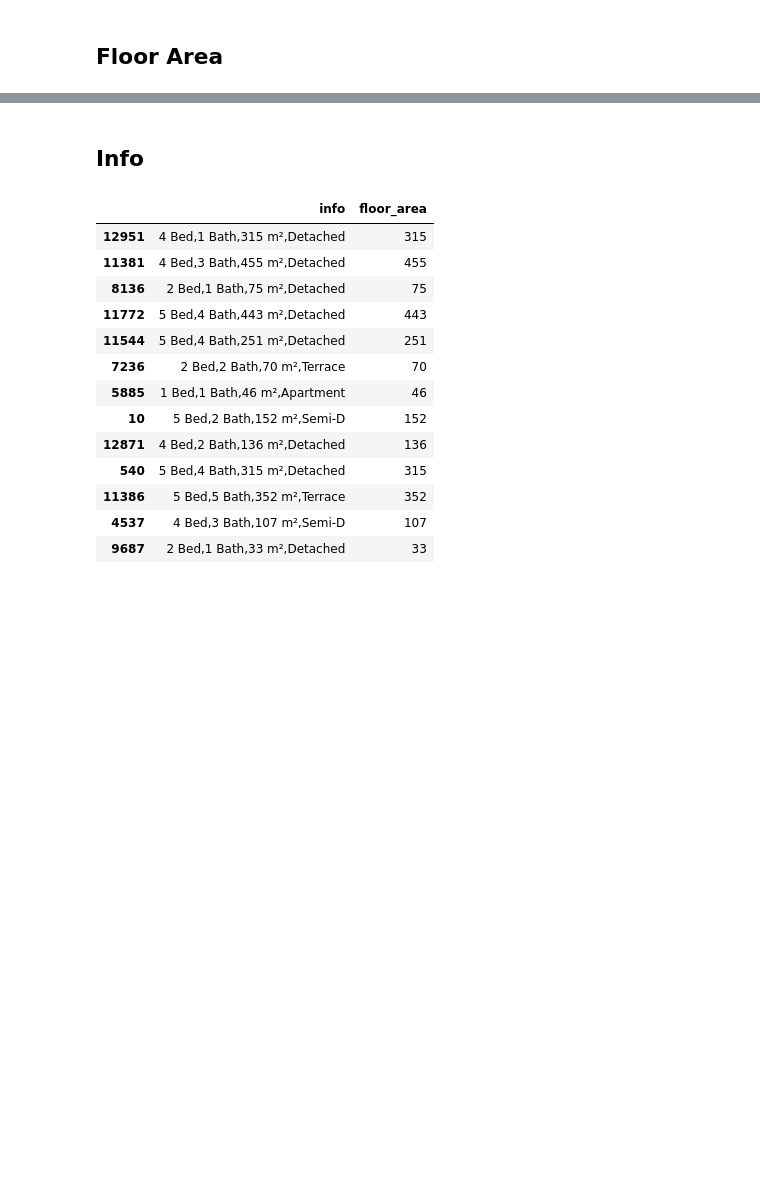
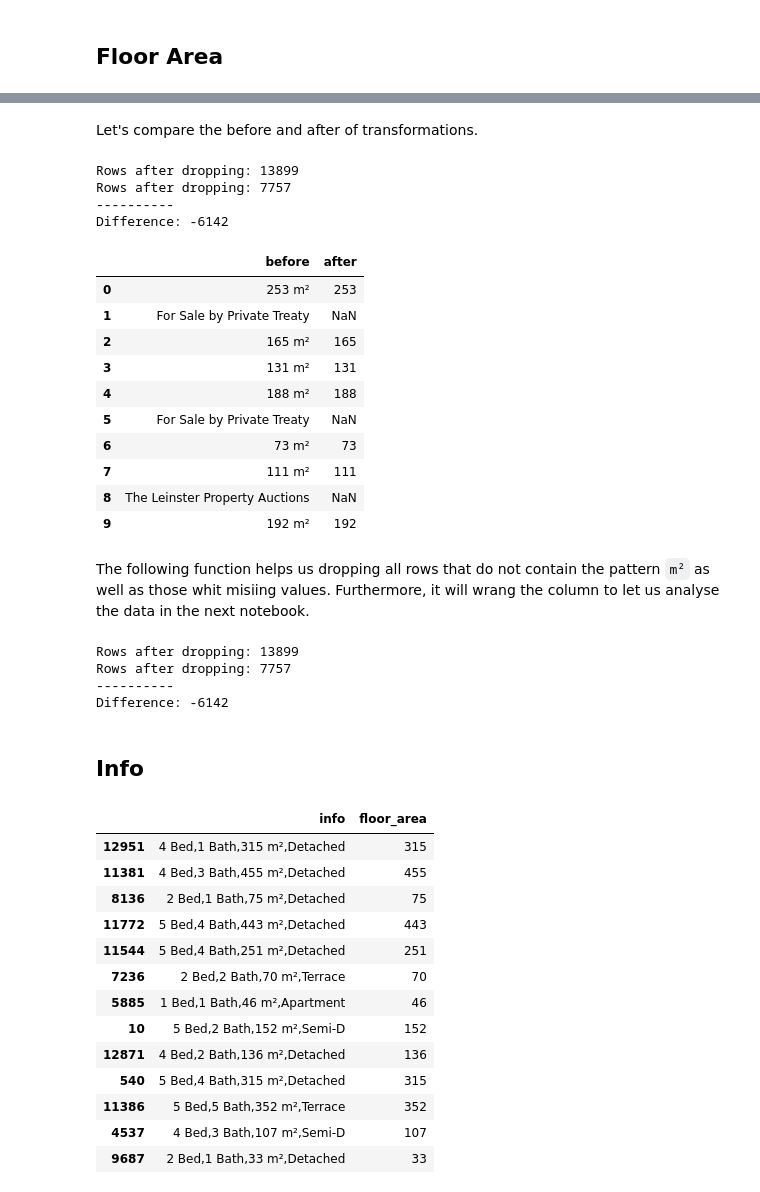
Before and after one commit to javiicc/Identifying_Potential_Investment_Opportunities_In_The_Irish_Real_Estate_Market_Using_MachineLearning, a Jupyter notebook: Data_Cleansing_and_Wrangling.ipynb, the cells around one changed output, grey strips where cells are left out. Saved outputs shown, nothing was run; the diff lists cells and outputs as text; code cells hidden in the pictures; blank space fills up the shorter version.

Commit message:
floor area

```diff
--- a/Data_Cleansing_and_Wrangling.ipynb
+++ b/Data_Cleansing_and_Wrangling.ipynb
@@ -381,3 +371,33 @@ After: (8356, 18)
+# %% [markdown]
+Let's compare the before and after of transformations.
+# %%
+pd.DataFrame({'before': sale.dropna(subset=['floor_area'])['floor_area'],
+              'after': process_floor_area(sale)['floor_area']}).head(10)
+# %% [output]
+Rows after dropping: 13899
+Rows after dropping: 7757
+----------
+Difference: -6142
+|  | before | after |
+| 0 | 253 m² | 253 |
+| 1 | For Sale by Private Treaty | NaN |
+| 2 | 165 m² | 165 |
+| 3 | 131 m² | 131 |
+| 4 | 188 m² | 188 |
+| 5 | For Sale by Private Treaty | NaN |
+| 6 | 73 m² | 73 |
+| 7 | 111 m² | 111 |
+| 8 | The Leinster Property Auctions | NaN |
+| 9 | 192 m² | 192 |
+# %% [markdown]
+The following function helps us dropping all rows that do not contain the pattern `m²` as well as those whit misiing values. Furthermore, it will wrang the column to let us analyse the data in the next notebook.
+# %%
+sale = process_floor_area(sale)
+# %% [output]
+Rows after dropping: 13899
+Rows after dropping: 7757
+----------
+Difference: -6142
 # %% [markdown]
 ## Info
 # %%
```
Also changed, not shown: parts of 34 cells of this notebook, 1 other file.
